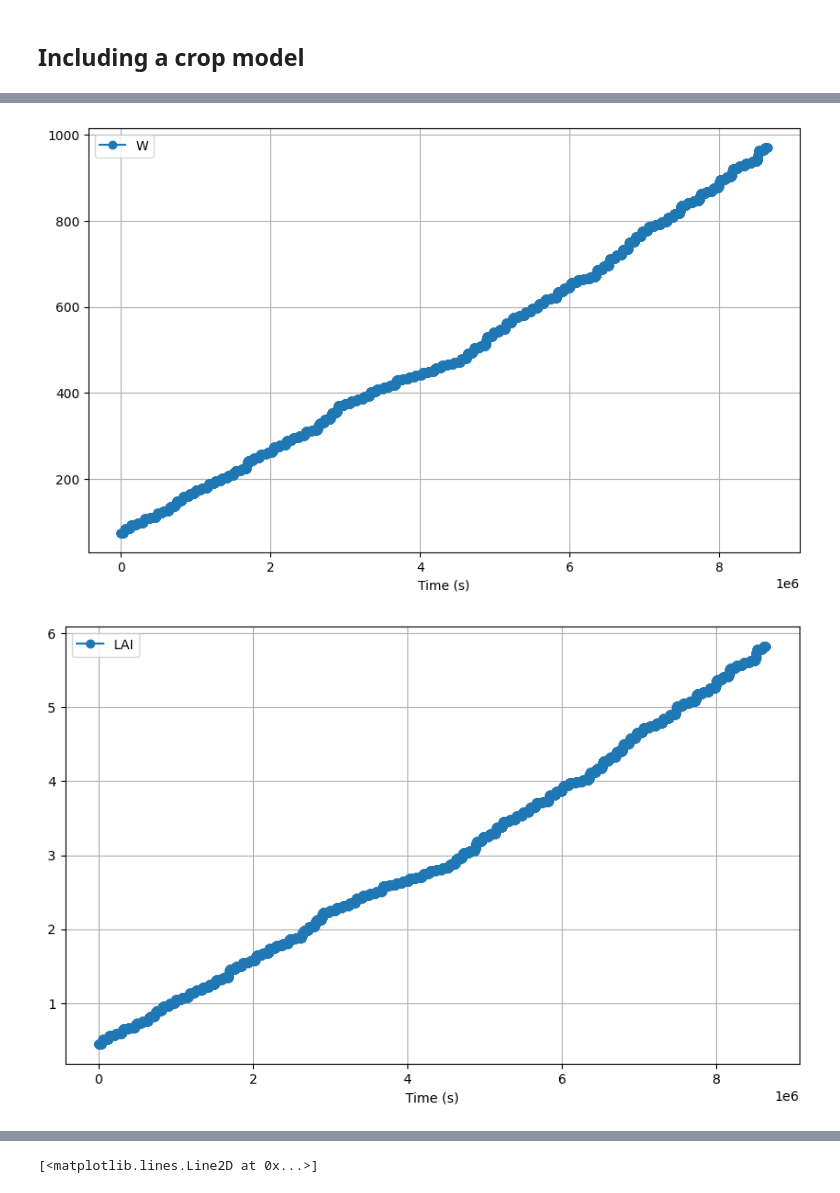
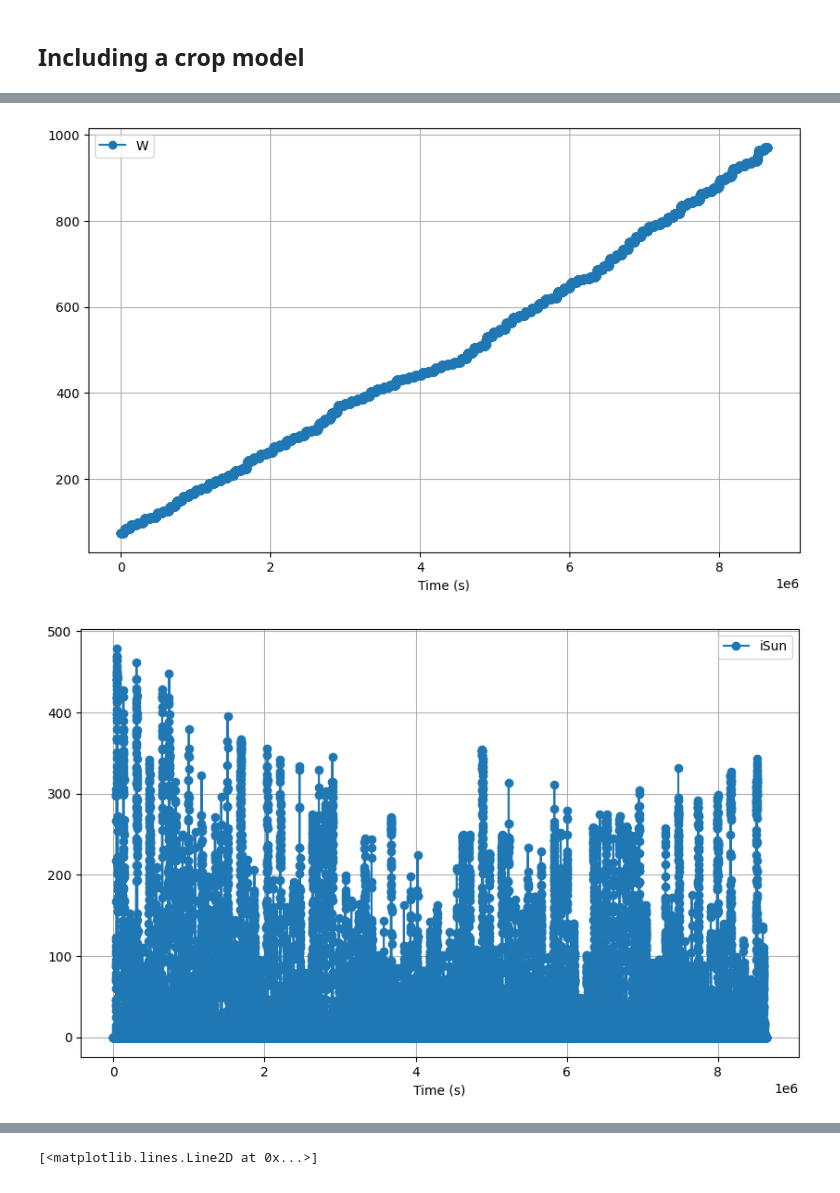
Before and after one commit to davkat1/intro_gh_modelling_draft, a Jupyter notebook: notebooks/05_including_a_crop_model.ipynb, the cells around one changed output, grey strips where cells are left out. Drawn from its saved outputs; the diff is of its cells as text; code cells hidden in the pictures.

Commit message:
Add crop model details

```diff
--- a/notebooks/05_including_a_crop_model.ipynb
+++ b/notebooks/05_including_a_crop_model.ipynb
@@ -81,29 +118,29 @@ Simulation log saved to output\crop_output_simulation_log.txt
 # %%
 # Load simulation result
 crop_output = pd.read_csv(os.path.join("output", "crop_output.csv"), header=[0,1,2], low_memory=False)
 
 # Display
 def display_output(output_df, chosen_vars, titles, ylabels, line_style):
     axes = []
 
     for vars_to_plot, title, ylabel in zip(chosen_vars, titles, ylabels):
         fig = plt.figure(figsize=(10, 6))
         ax = fig.add_subplot(111)
 
         for var in vars_to_plot:
             ax.plot(output_df["Time"], output_df[var], line_style, label=var)
 
         ax.set_xlabel("Time (s)")
         ax.set_ylabel(ylabel)
         ax.set_title(title)
         ax.legend()
         ax.grid(True)
         axes.append(ax)
         plt.show()
 
     return axes
 
-axes = display_output(crop_output, [["W"], ["LAI"]], ["", ""], ["", ""], '-o')
+axes = display_output(crop_output, [["W"], ["iSun"]], ["", ""], ["", ""], '-o')
 # %% [output]
 [figure]
-[figure, old version]
+[figure, new version]
```
Also changed, not shown: parts of 3 cells of this notebook.
